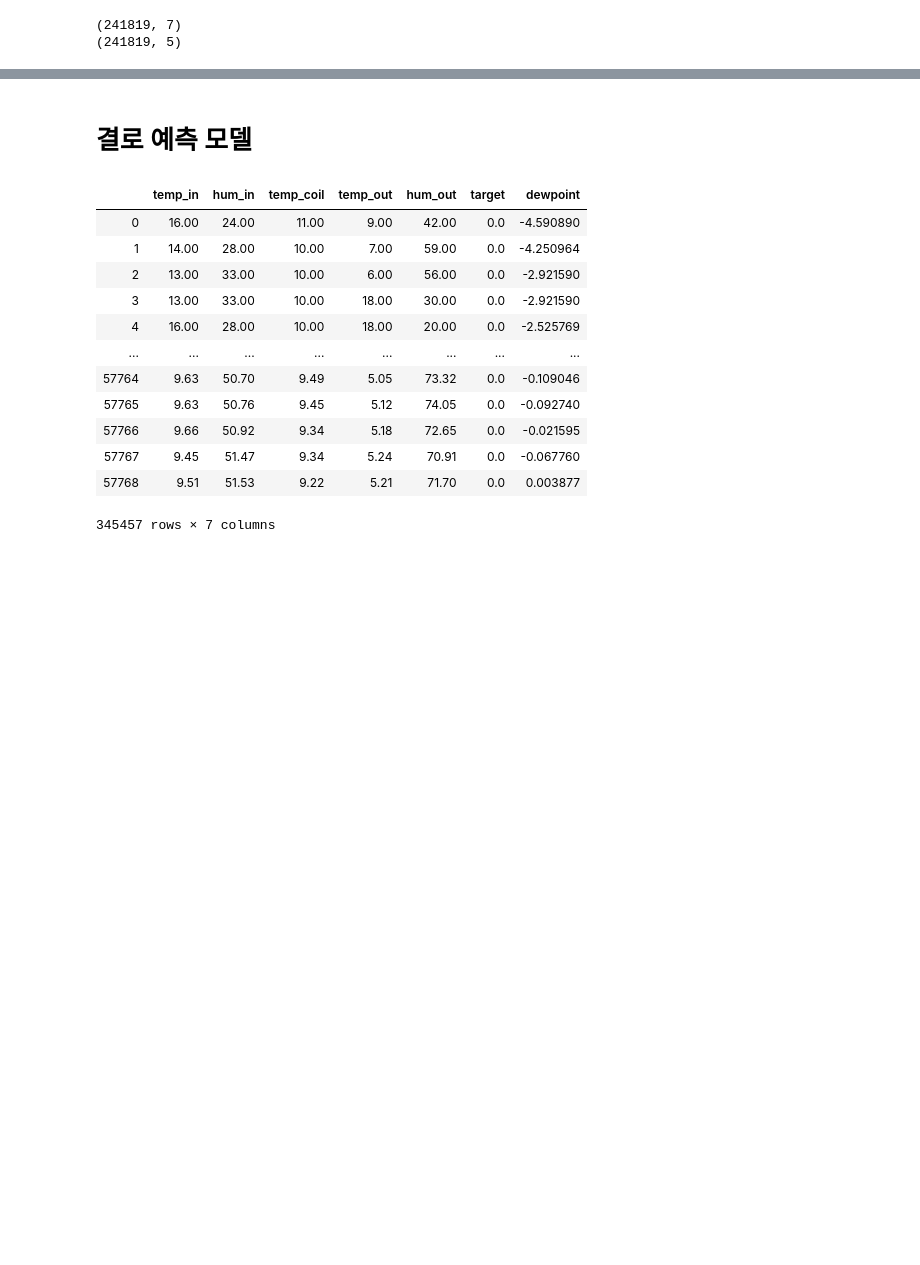
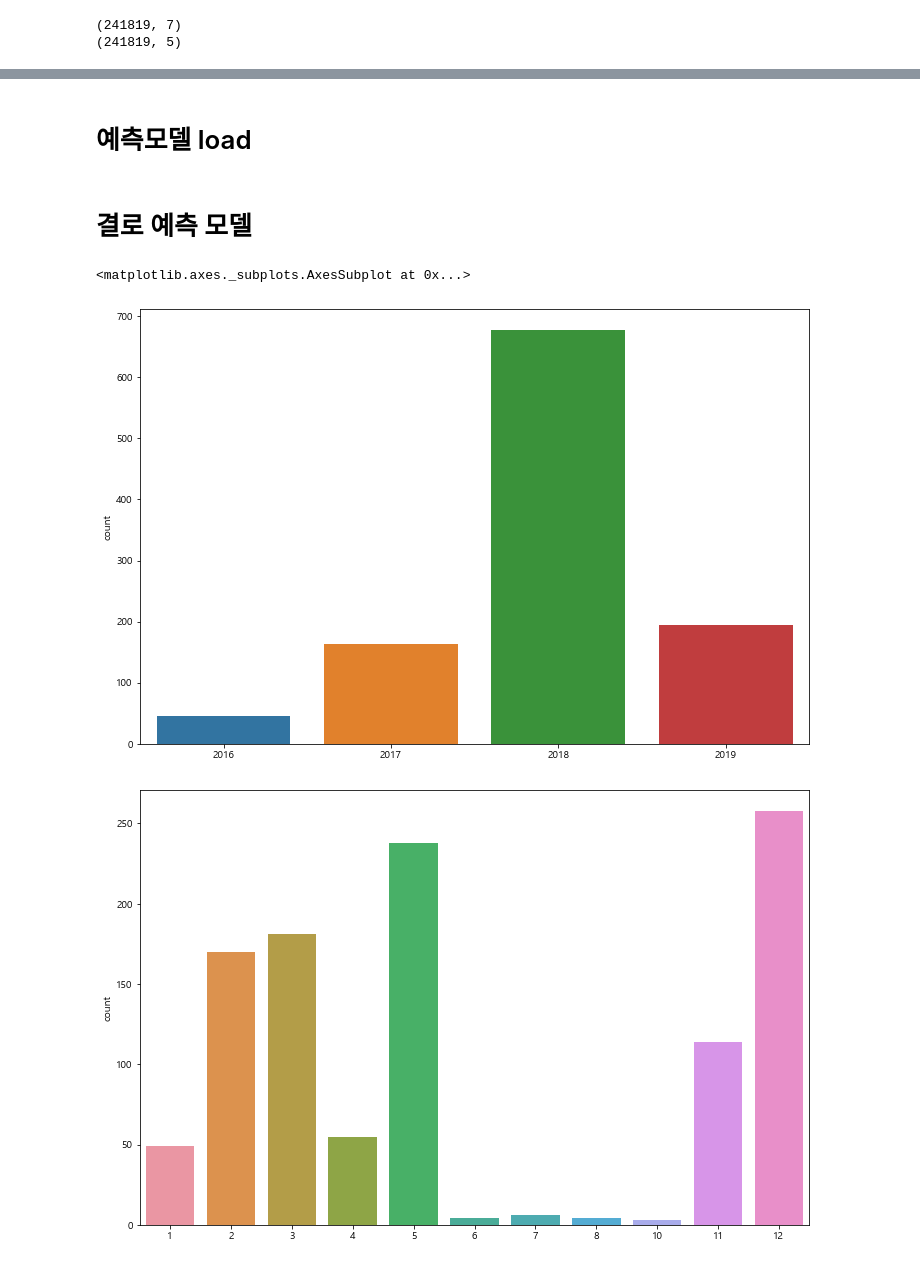
Before and after one commit to gw1303/weater_contest, a Jupyter notebook: main.ipynb, the cells around one changed output, grey strips where cells are left out. Drawn from its saved outputs; the diff is of its cells as text; code cells hidden in the pictures; blank space fills up the shorter version.

```diff
--- a/main.ipynb
+++ b/main.ipynb
@@ -334,26 +289,8 @@ model.save('48h(2.47).h5')
+# %% [markdown]
+# 예측모델 load
 # %%
 # 모델 load
 model_24 = load_model('24h(2.434).h5')
 model_48 = load_model('48h(2.47).h5')
 # %% [markdown]
 # 결로 예측 모델
-# %%
-condensation_data = plant_24.iloc[:,1:7]
-condensation_data
-
-condensation_data['dewpoint'] = dewpoint(condensation_data['temp_in'], condensation_data['hum_in'])
-condensation_data
-# %% [output]
-|  | temp_in | hum_in | temp_coil | temp_out | hum_out | target | dewpoint |
-| 0 | 16.00 | 24.00 | 11.00 | 9.00 | 42.00 | 0.0 | -4.590890 |
-| 1 | 14.00 | 28.00 | 10.00 | 7.00 | 59.00 | 0.0 | -4.250964 |
-| 2 | 13.00 | 33.00 | 10.00 | 6.00 | 56.00 | 0.0 | -2.921590 |
-| 3 | 13.00 | 33.00 | 10.00 | 18.00 | 30.00 | 0.0 | -2.921590 |
-| 4 | 16.00 | 28.00 | 10.00 | 18.00 | 20.00 | 0.0 | -2.525769 |
-| ... | ... | ... | ... | ... | ... | ... | ... |
-| 57764 | 9.63 | 50.70 | 9.49 | 5.05 | 73.32 | 0.0 | -0.109046 |
-| 57765 | 9.63 | 50.76 | 9.45 | 5.12 | 74.05 | 0.0 | -0.092740 |
-| 57766 | 9.66 | 50.92 | 9.34 | 5.18 | 72.65 | 0.0 | -0.021595 |
-| 57767 | 9.45 | 51.47 | 9.34 | 5.24 | 70.91 | 0.0 | -0.067760 |
-| 57768 | 9.51 | 51.53 | 9.22 | 5.21 | 71.70 | 0.0 | 0.003877 |
-345457 rows × 7 columns
@@ -359,0 +323,36 @@ condensation_data
+# %%
+error = condensation_data[condensation_data['dewpoint'] < condensation_data['temp_coil']]
+error = error[error['target'] == 1]
+
+error = plant_24.iloc[error.index,:]
+error['today'] = error['today'].astype('datetime64')
+
+years = []
+months = []
+days = []
+hours = []
+for i in error['today'] :
+    hours.append(i.hour)
+    months.append(i.month)
+    days.append(i.day)
+    years.append(i.year)
+
+plt.figure(figsize=(12,8))
+sns.countplot(years)
+# plt.savefig('year.png')
+
+plt.figure(figsize=(12,8))
+sns.countplot(months)
+# plt.savefig('month.png')
+
+plt.figure(figsize=(12,8))
+sns.countplot(days)
+# plt.savefig('day.png')
+
+plt.figure(figsize=(12,8))
+sns.countplot(hours)
+# plt.savefig('hour.png')
+# %% [output]
+<matplotlib.axes._subplots.AxesSubplot at 0x...>
+[figure, added]
+[figure, added]
```
Also changed, not shown: parts of 40 cells of this notebook, 11 other files.
